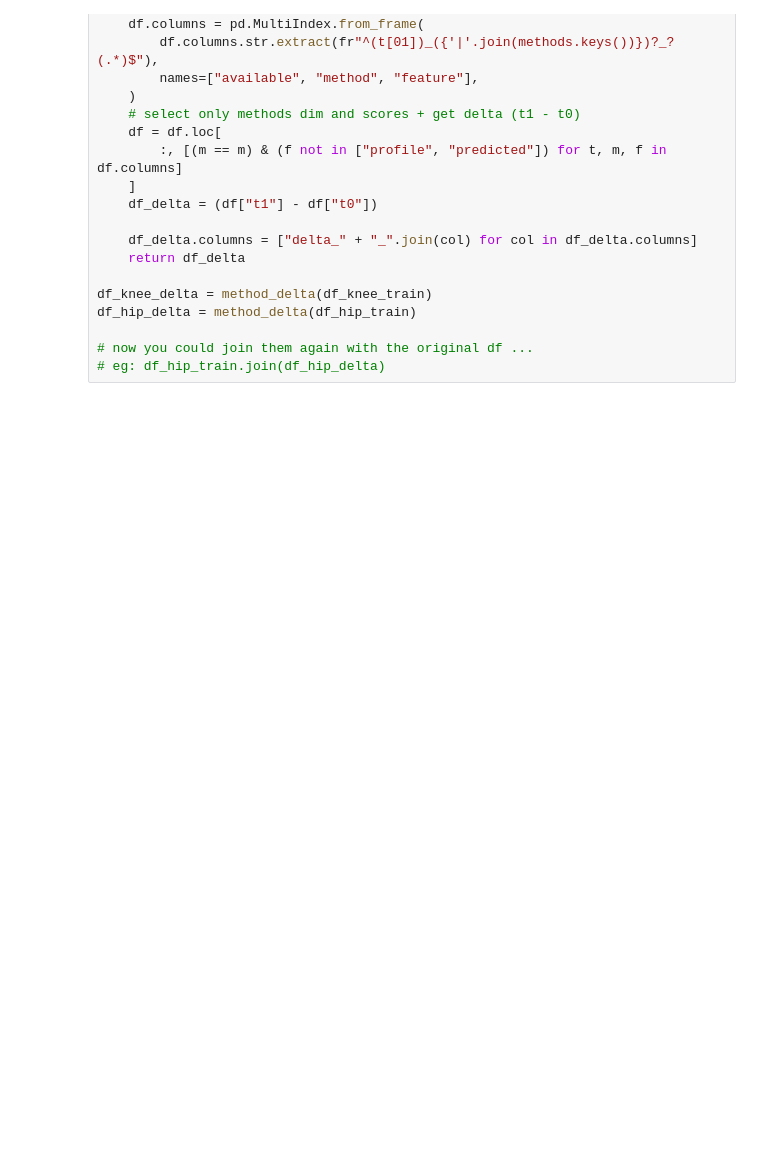
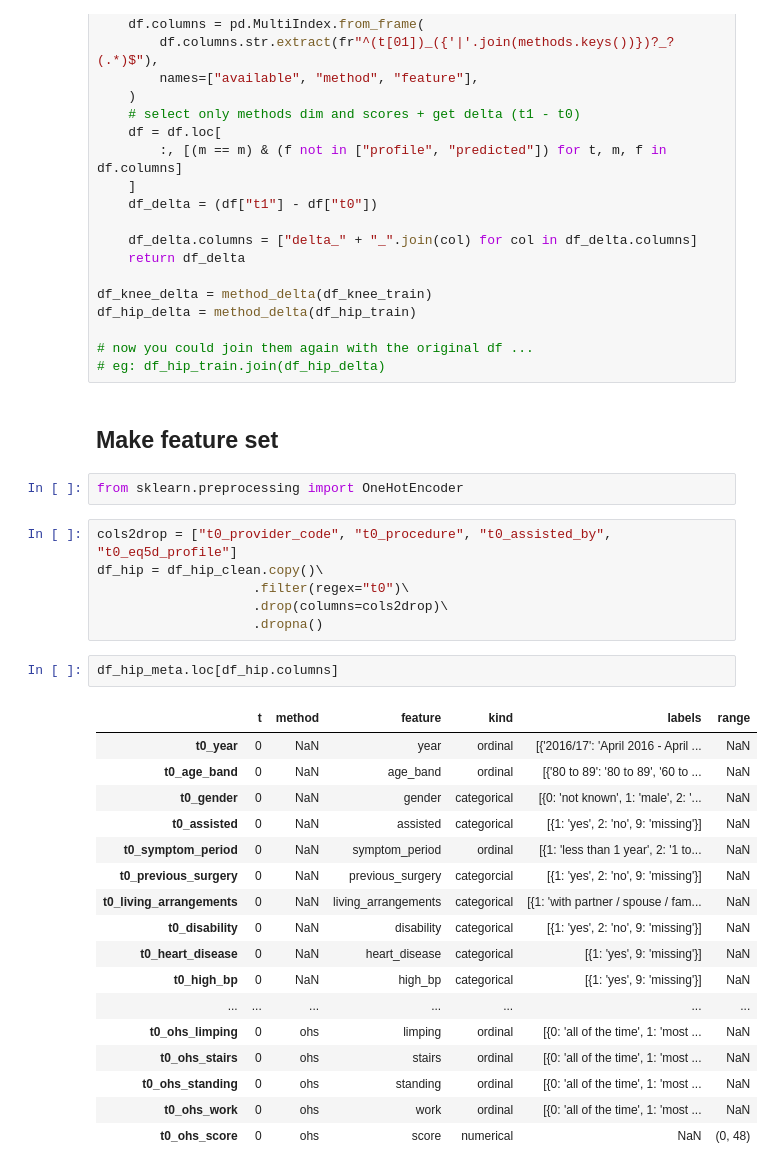
Before and after one commit to laurencefrank/NHS-PROMs, a Jupyter notebook: notebooks/Example_notebook_II.ipynb, the cells around one changed output. Drawn from its saved outputs; the diff is of its cells as text; blank space fills up the shorter version.

```diff
--- a/notebooks/Example_notebook_II.ipynb
+++ b/notebooks/Example_notebook_II.ipynb
@@ -73,3 +76,33 @@ df_hip_delta = method_delta(df_hip_train)
 
 # now you could join them again with the original df ...
 # eg: df_hip_train.join(df_hip_delta)
+# %% [markdown]
+## Make feature set
+# %%
+from sklearn.preprocessing import OneHotEncoder
+# %%
+cols2drop = ["t0_provider_code", "t0_procedure", "t0_assisted_by", "t0_eq5d_profile"]
+df_hip = df_hip_clean.copy()\
+                    .filter(regex="t0")\
+                    .drop(columns=cols2drop)\
+                    .dropna()
+# %%
+df_hip_meta.loc[df_hip.columns]
+# %% [output]
+|  | t | method | feature | kind | labels | range |
+| t0_year | 0 | NaN | year | ordinal | [{'2016/17': 'April 2016 - April ... | NaN |
+| t0_age_band | 0 | NaN | age_band | ordinal | [{'80 to 89': '80 to 89', '60 to ... | NaN |
+| t0_gender | 0 | NaN | gender | categorical | [{0: 'not known', 1: 'male', 2: '... | NaN |
+| t0_assisted | 0 | NaN | assisted | categorical | [{1: 'yes', 2: 'no', 9: 'missing'}] | NaN |
+| t0_symptom_period | 0 | NaN | symptom_period | ordinal | [{1: 'less than 1 year', 2: '1 to... | NaN |
+| t0_previous_surgery | 0 | NaN | previous_surgery | categorcial | [{1: 'yes', 2: 'no', 9: 'missing'}] | NaN |
+| t0_living_arrangements | 0 | NaN | living_arrangements | categorical | [{1: 'with partner / spouse / fam... | NaN |
+| t0_disability | 0 | NaN | disability | categorical | [{1: 'yes', 2: 'no', 9: 'missing'}] | NaN |
+| t0_heart_disease | 0 | NaN | heart_disease | categorical | [{1: 'yes', 9: 'missing'}] | NaN |
+| t0_high_bp | 0 | NaN | high_bp | categorical | [{1: 'yes', 9: 'missing'}] | NaN |
+| ... | ... | ... | ... | ... | ... | ... |
+| t0_ohs_limping | 0 | ohs | limping | ordinal | [{0: 'all of the time', 1: 'most ... | NaN |
+| t0_ohs_stairs | 0 | ohs | stairs | ordinal | [{0: 'all of the time', 1: 'most ... | NaN |
+| t0_ohs_standing | 0 | ohs | standing | ordinal | [{0: 'all of the time', 1: 'most ... | NaN |
+| t0_ohs_work | 0 | ohs | work | ordinal | [{0: 'all of the time', 1: 'most ... | NaN |
+| t0_ohs_score | 0 | ohs | score | numerical | NaN | (0, 48) |
```
Also changed, not shown: parts of 3 cells of this notebook, 2 other files.
